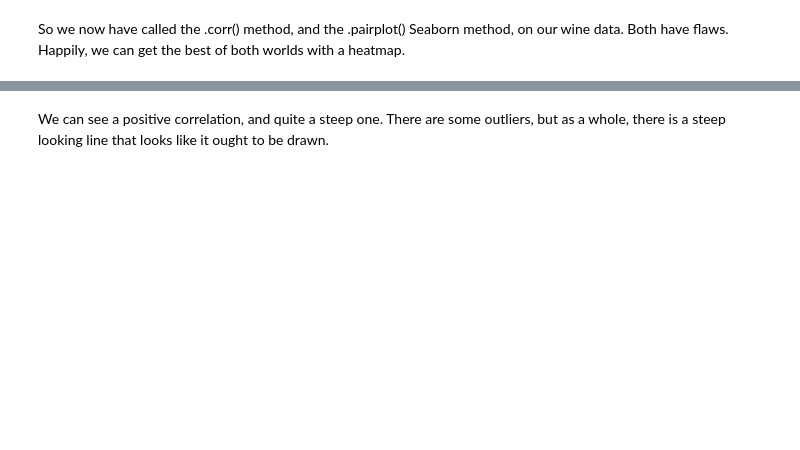
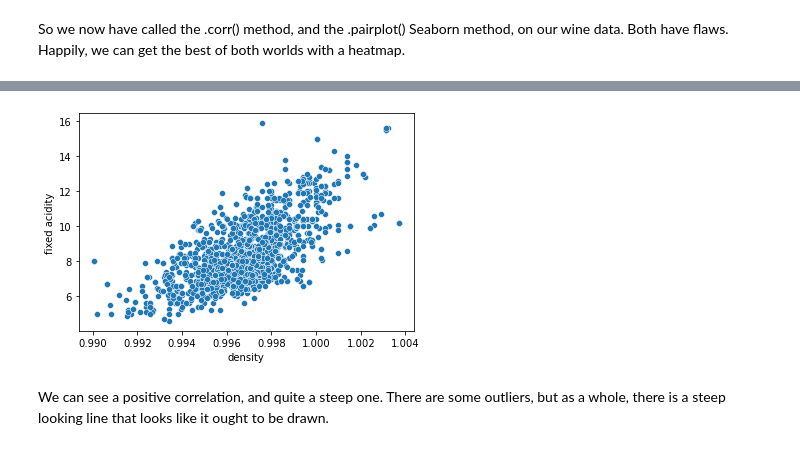
Before and after one commit to BrettlyCD/linear-regression, a Jupyter notebook: Springboard Regression Case Study - the Red Wine Dataset - Tier 3.ipynb, the cells around one changed output, grey strips where cells are left out. Drawn from its saved outputs; the diff is of its cells as text; code cells hidden in the pictures; blank space fills up the shorter version.

```diff
--- a/Springboard Regression Case Study - the Red Wine Dataset - Tier 3.ipynb
+++ b/Springboard Regression Case Study - the Red Wine Dataset - Tier 3.ipynb
@@ -239,3 +245,12 @@ _ _ _
+# %%
+# Plot density against fixed.acidity
+sns.scatterplot(x=wine['density'], y=wine['fixed.acidity'])
+plt.xlabel('density')
+plt.ylabel('fixed acidity')
+
+plt.show()
+# %% [output]
+[figure, added]
 # %% [markdown]
 We can see a positive correlation, and quite a steep one. There are some outliers, but as a whole, there is a steep looking line that looks like it ought to be drawn.
 # %%
```
Also changed, not shown: parts of 6 cells of this notebook.
